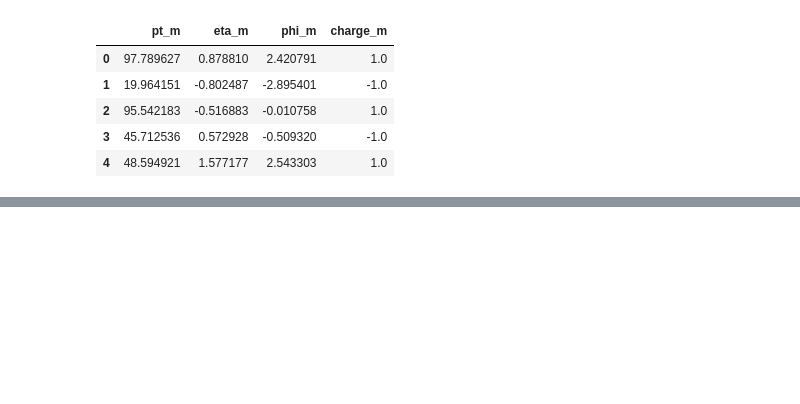
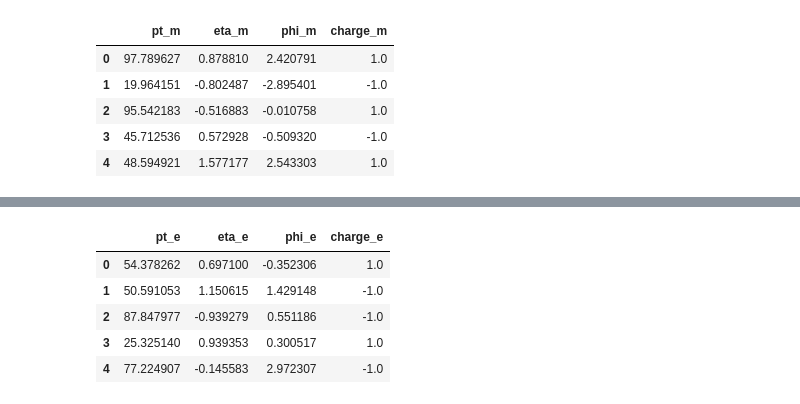
Before and after one commit to emmdaz/Higgs-Boson-LHC-Collision-Detector, a Jupyter notebook: Lepton-Invariant-Mass-Distribution.ipynb, the cells around one changed output, grey strips where cells are left out. Saved outputs shown, nothing was run; the diff lists cells and outputs as text; code cells hidden in the pictures; blank space fills up the shorter version.

```diff
--- a/Lepton-Invariant-Mass-Distribution.ipynb
+++ b/Lepton-Invariant-Mass-Distribution.ipynb
@@ -239,0 +332,10 @@ df.head()
+# %%
+df = pd.read_csv('/tf/Higgs-Boson-LHC-Collision-Detector/electron_data.csv')
+df.head()
+# %% [output]
+|  | pt_e | eta_e | phi_e | charge_e |
+| 0 | 54.378262 | 0.697100 | -0.352306 | 1.0 |
+| 1 | 50.591053 | 1.150615 | 1.429148 | -1.0 |
+| 2 | 87.847977 | -0.939279 | 0.551186 | -1.0 |
+| 3 | 25.325140 | 0.939353 | 0.300517 | 1.0 |
+| 4 | 77.224907 | -0.145583 | 2.972307 | -1.0 |
```
Also changed, not shown: parts of 9 cells of this notebook.
